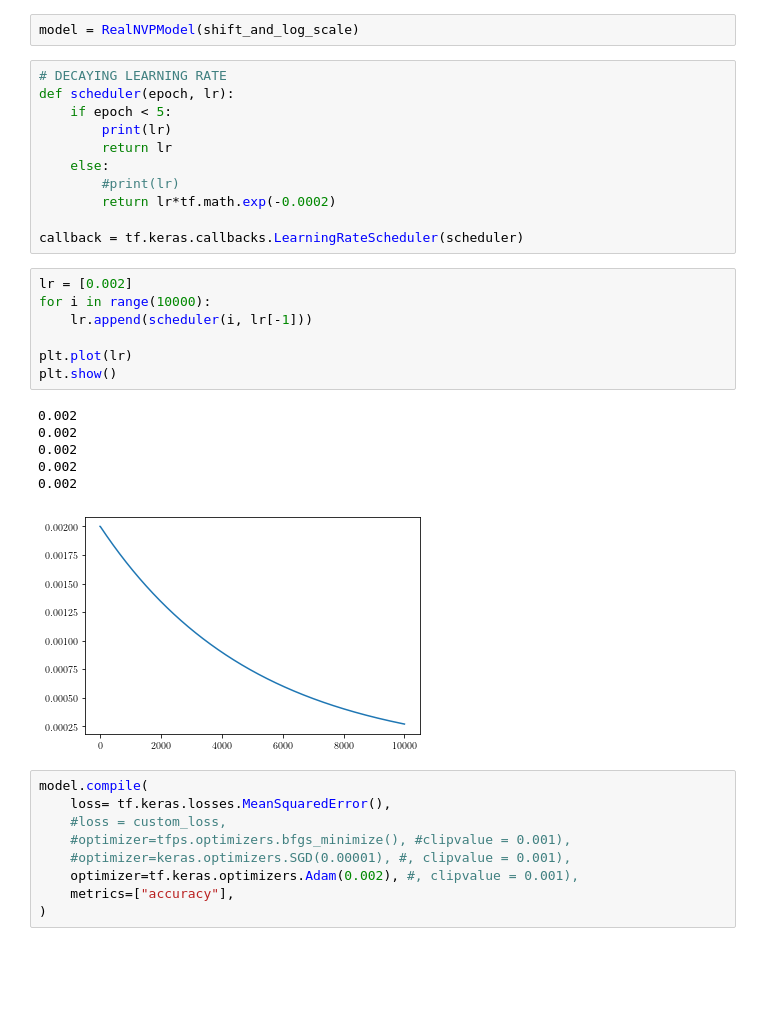
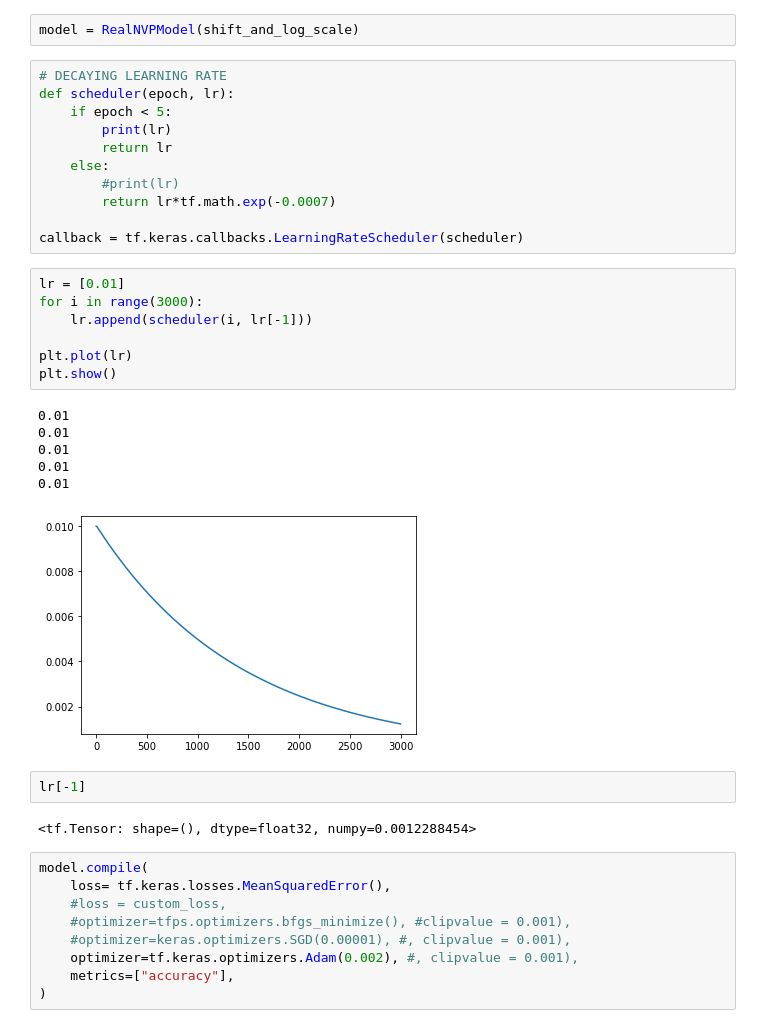
Before and after one commit to Ricvalp/SymplecticTimeReversibleNN, a Jupyter notebook: PerturbedPendulum/RealNVP_tf.ipynb, the cells around one changed output. Saved outputs shown, nothing was run; the diff lists cells and outputs as text; blank space fills up the shorter version.

```diff
--- a/PerturbedPendulum/RealNVP_tf.ipynb
+++ b/PerturbedPendulum/RealNVP_tf.ipynb
@@ -189,23 +189,27 @@ def scheduler(epoch, lr):
         return lr
     else:
         #print(lr)
-        return lr*tf.math.exp(-0.0002)
+        return lr*tf.math.exp(-0.0007)
 
 callback = tf.keras.callbacks.LearningRateScheduler(scheduler)
 # %%
-lr = [0.002]
-for i in range(10000):
+lr = [0.01]
+for i in range(3000):
     lr.append(scheduler(i, lr[-1]))
 
 plt.plot(lr)
 plt.show()
 # %% [output]
-0.002
-0.002
-0.002
-0.002
-0.002
+0.01
+0.01
+0.01
+0.01
+0.01
-[figure, old version]
+[figure, new version]
+# %%
+lr[-1]
+# %% [output]
+<tf.Tensor: shape=(), dtype=float32, numpy=0.0012288454>
 # %%
 model.compile(
     loss= tf.keras.losses.MeanSquaredError(),
```
Also changed, not shown: 3 other files.
